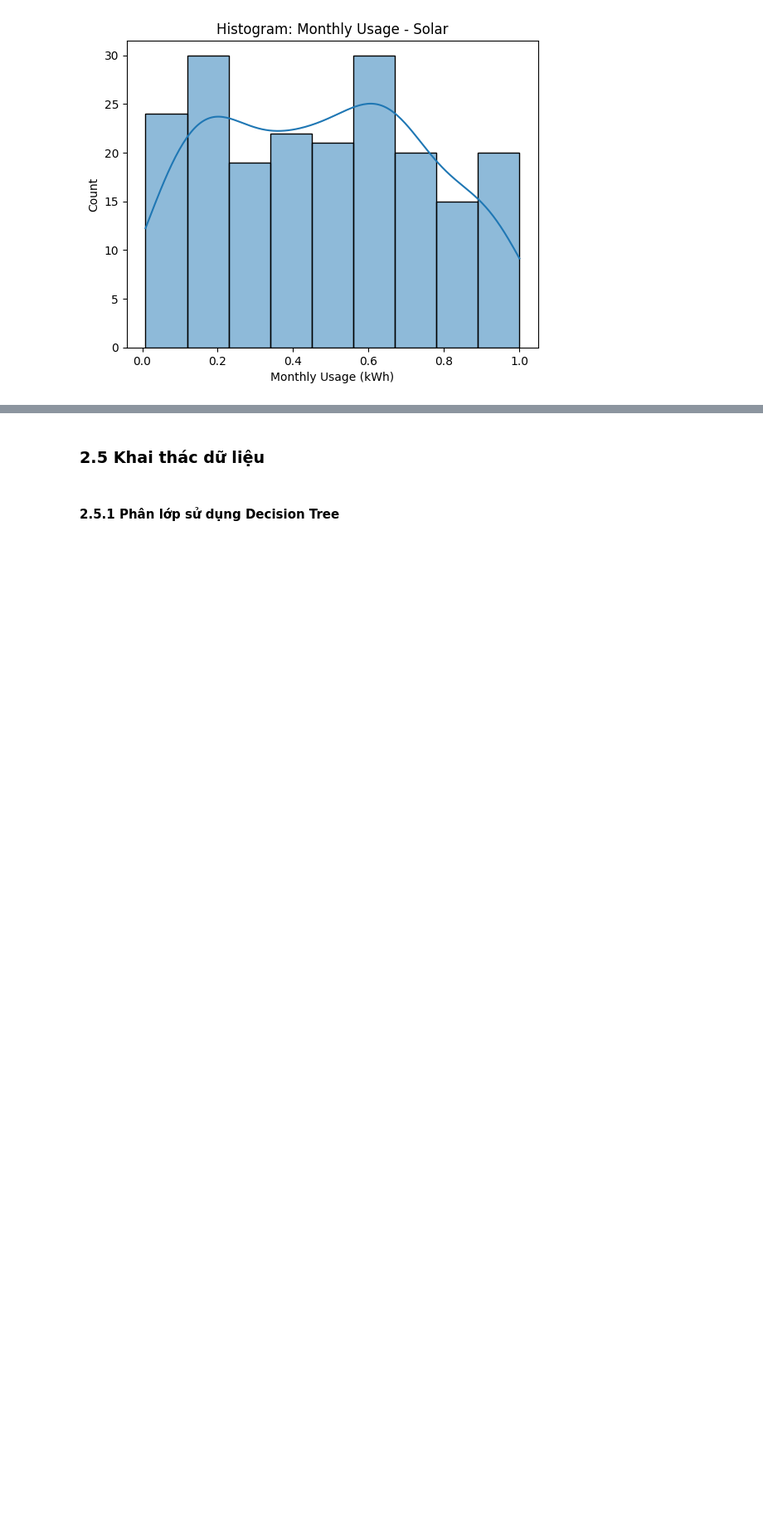
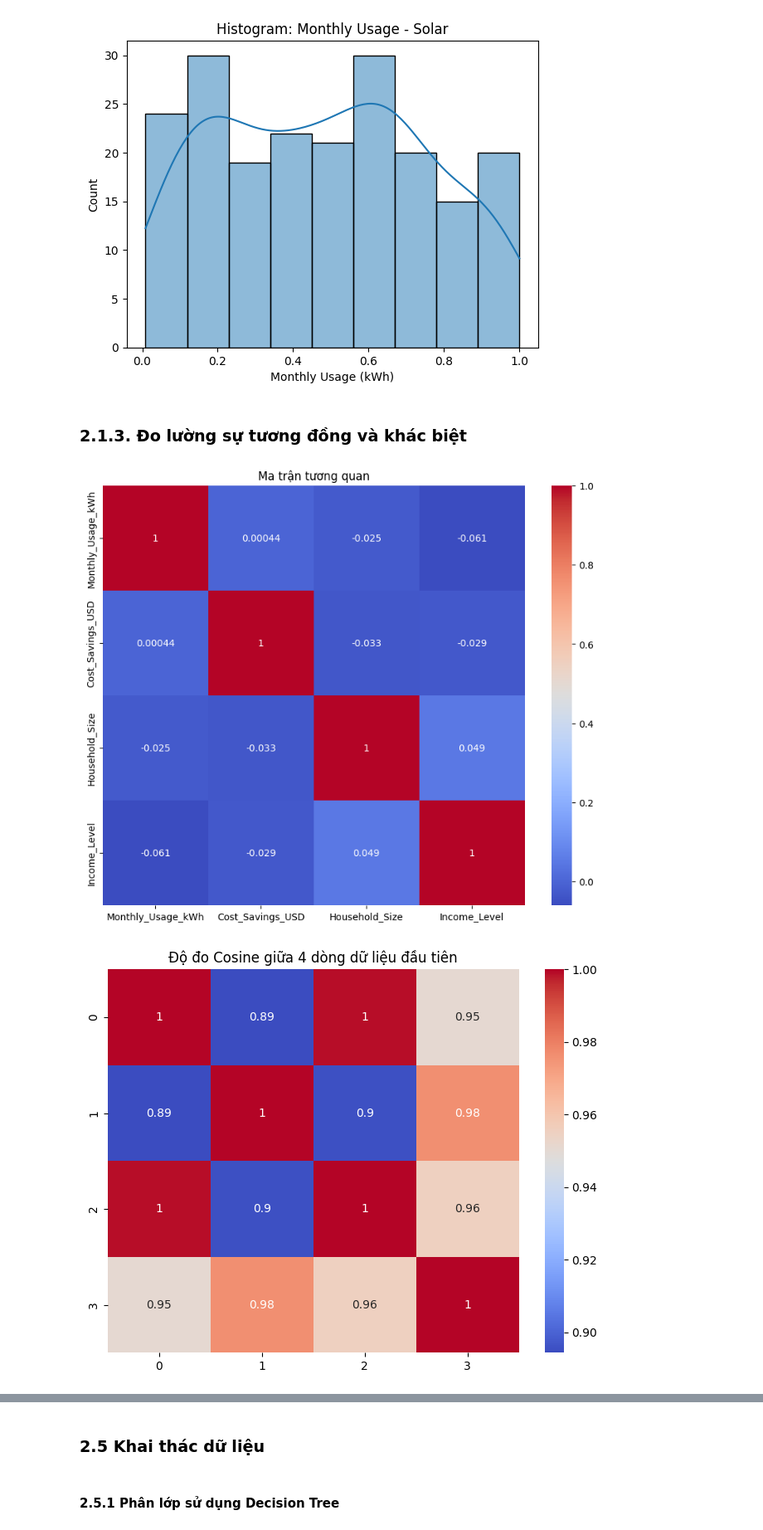
Before and after one commit to baolamabcd13/jupyter_lmt, a Jupyter notebook: notebooks/renew_final_advanced_sorted.ipynb, the cells around one changed output, grey strips where cells are left out. Shown at 83% size. Cells and saved outputs as stored; diff of their text form; code cells hidden in the pictures; blank space fills up the shorter version.

Commit message:
update corr/cosin

```diff
--- a/notebooks/renew_final_advanced_sorted.ipynb
+++ b/notebooks/renew_final_advanced_sorted.ipynb
@@ -182,3 +182,39 @@ for energy in energy_types:
 [figure]
 [figure]
 [figure]
+# %% [markdown]
+### 2.1.3. Đo lường sự tương đồng và khác biệt
+# %%
+
+# 1. Ma trận tương quan
+numeric_cols = ['Monthly_Usage_kWh', 'Cost_Savings_USD', 'Household_Size', 'Income_Level']
+correlation_matrix = df[numeric_cols].corr()
+
+plt.figure(figsize=(10, 8))
+sns.heatmap(correlation_matrix, annot=True, cmap='coolwarm')
+plt.title('Ma trận tương quan')
+plt.show()
+
+# 2. Độ đo Cosine
+from sklearn.metrics.pairwise import cosine_similarity
+import numpy as np
+
+# Chọn 4 dòng đầu tiên và các thuộc tính đã chọn
+sample_data = df[numeric_cols].head(4)
+
+# Tính độ đo cosine
+cosine_sim = cosine_similarity(sample_data)
+
+plt.figure(figsize=(8, 6))
+sns.heatmap(cosine_sim, annot=True, cmap='coolwarm')
+plt.title('Độ đo Cosine giữa 4 dòng dữ liệu đầu tiên')
+plt.show()
+
+# In ra kết quả chi tiết
+print("\nĐộ đo Cosine giữa các cặp dòng dữ liệu:")
+for i in range(4):
+    for j in range(i+1, 4):
+        print(f"Dòng {i+1} và dòng {j+1}: {cosine_sim[i][j]:.4f}")
+# %% [output]
+[figure, added]
+[figure, added]
```
Also changed, not shown: parts of 6 cells of this notebook.
